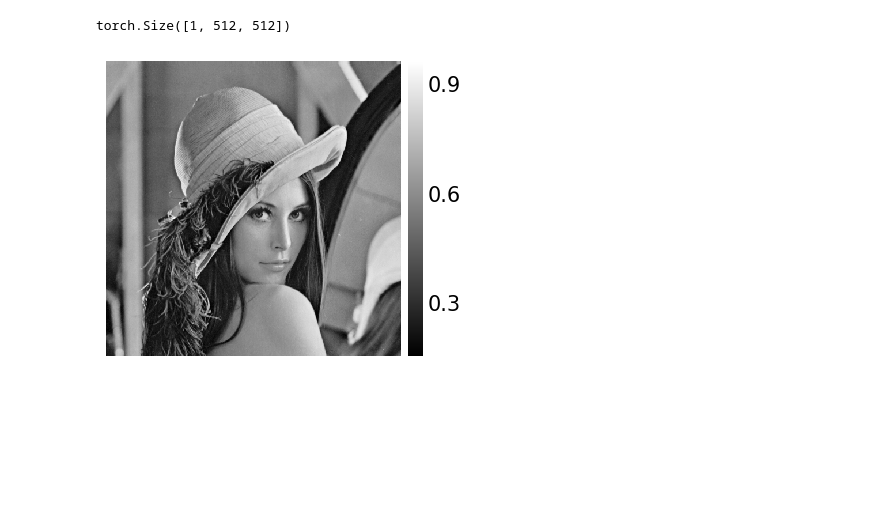
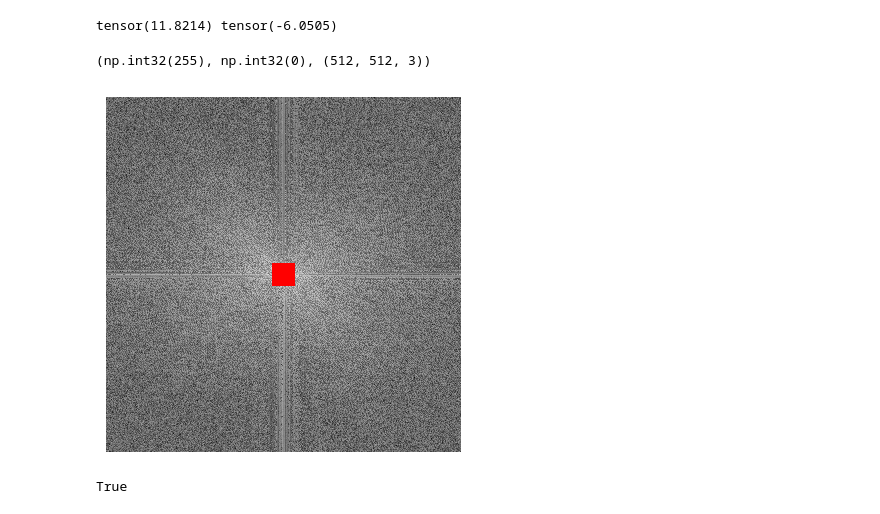
Before and after one commit to dmitrylala/denoising-fno, a Jupyter notebook: notebooks/Playground.ipynb, the cells around one changed output. Saved outputs shown, nothing was run; the diff lists cells and outputs as text; code cells hidden in the pictures; blank space fills up the shorter version.

```diff
--- a/notebooks/Playground.ipynb
+++ b/notebooks/Playground.ipynb
@@ -17,18 +18,49 @@ isns.set_image(cmap='gray', despine=True)  # set the colormap and despine the ax
 # %%
 # загружаем переменные окружения
 env = Environment(_env_file='../env')
+# %%
+image = torch.Tensor(load_grayscale(env.data / 'lena.png') / 255.0)
+# %%
+def prep(x):
+    mi, ma = x.min(), x.max()
+    x_scaled = (x - mi) / (ma - mi) * 255.0
+    return x_scaled.int().numpy()
 # %%
-image = torch.Tensor(load_grayscale(env.data / 'lena.png') / 255.0).unsqueeze(0)
+fft = torch.fft.fftshift(torch.fft.fft2(image, norm='backward'), dim=(-2, -1))
+fft_vis = torch.log(1 + fft.abs())
 
-fft = torch.fft.rfftn(image, norm='forward', dim=dims)
+dht_vis = torch.log(1 + fft)
+dht_vis = dht_vis.real - dht_vis.imag
+dht_vis = torch.stack([dht_vis, dht_vis, dht_vis], axis=2)
+
+center = tuple(s // 2 for s in dht_vis.shape[:2])
+modes_h, modes_w = 16, 16
+slices_x = [
+    slice(center[0] - modes_h, center[0] + modes_h),
+    slice(center[1] - modes_w, center[1] + modes_w),
+    slice(None),
+]
+RED = torch.tensor([dht_vis.max(), dht_vis.min(), dht_vis.min()])
+dht_vis[slices_x] = RED
+print(dht_vis.max(), dht_vis.min())
+
+fft_vis = prep(fft_vis)
+dht_vis = prep(dht_vis)
 # %% [output]
-torch.Size([1, 512, 512])
+tensor(11.8214) tensor(-6.0505)
+# %%
+dht_vis.max(), dht_vis.min(), dht_vis.shape
+# %% [output]
+(np.int32(255), np.int32(0), (512, 512, 3))
 # %%
 _ = isns.ImageGrid(
     [
-        image[0, ...].numpy(),
+        # image,
+        # fft_vis,
+        dht_vis,
     ],
     height=4,
+    cbar=False,
 )
 # %% [output]
-[figure, old version]
+[figure, new version]
@@ -34,0 +69,5 @@ _ = isns.ImageGrid(
+# %%
+# cv2.imwrite('lena_fft.png', fft_vis)
+cv2.imwrite('lena_dht_kmax.png', dht_vis[..., ::-1])
+# %% [output]
+True
```
Also changed, not shown: parts of 15 cells of this notebook, 10 other files.
